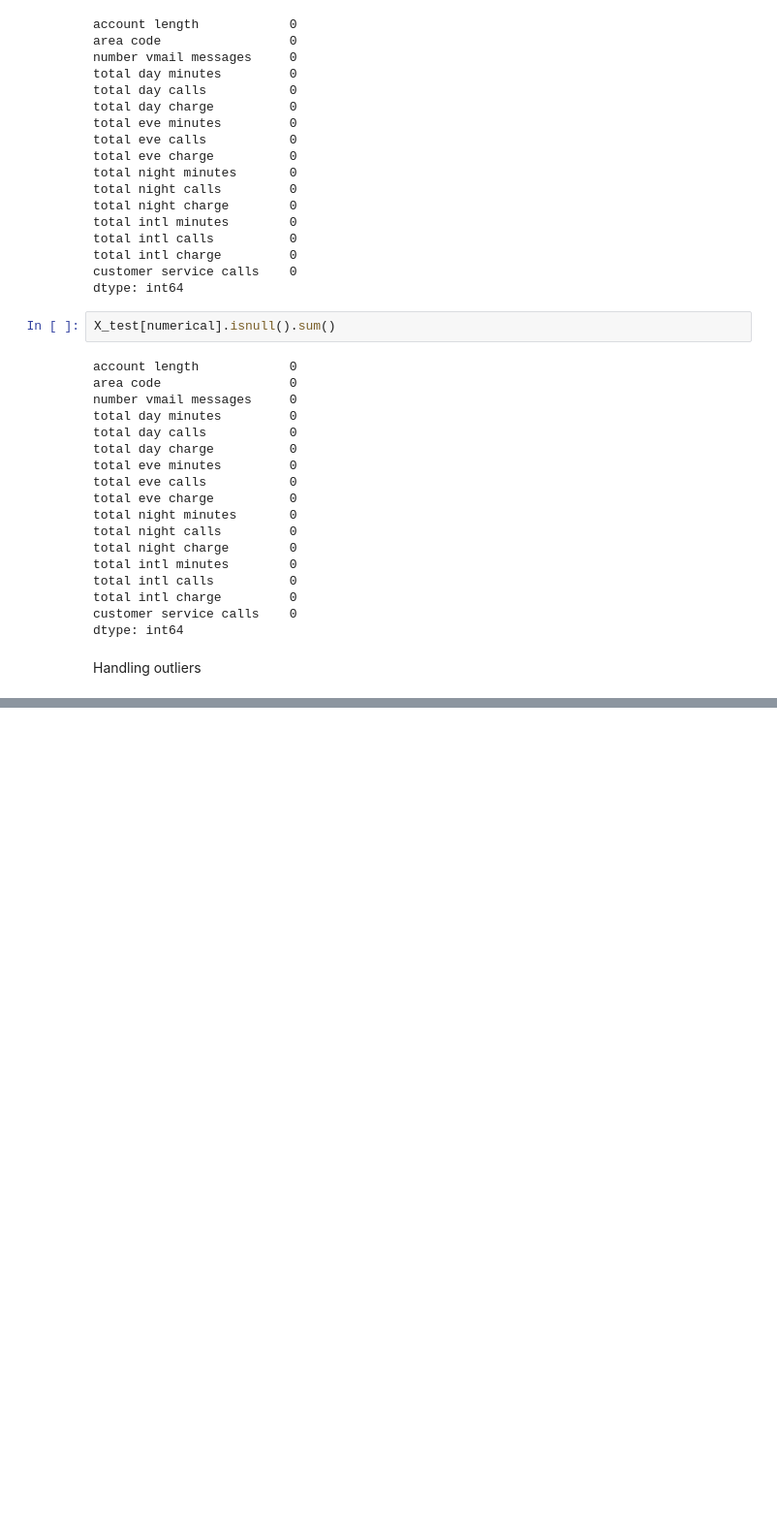
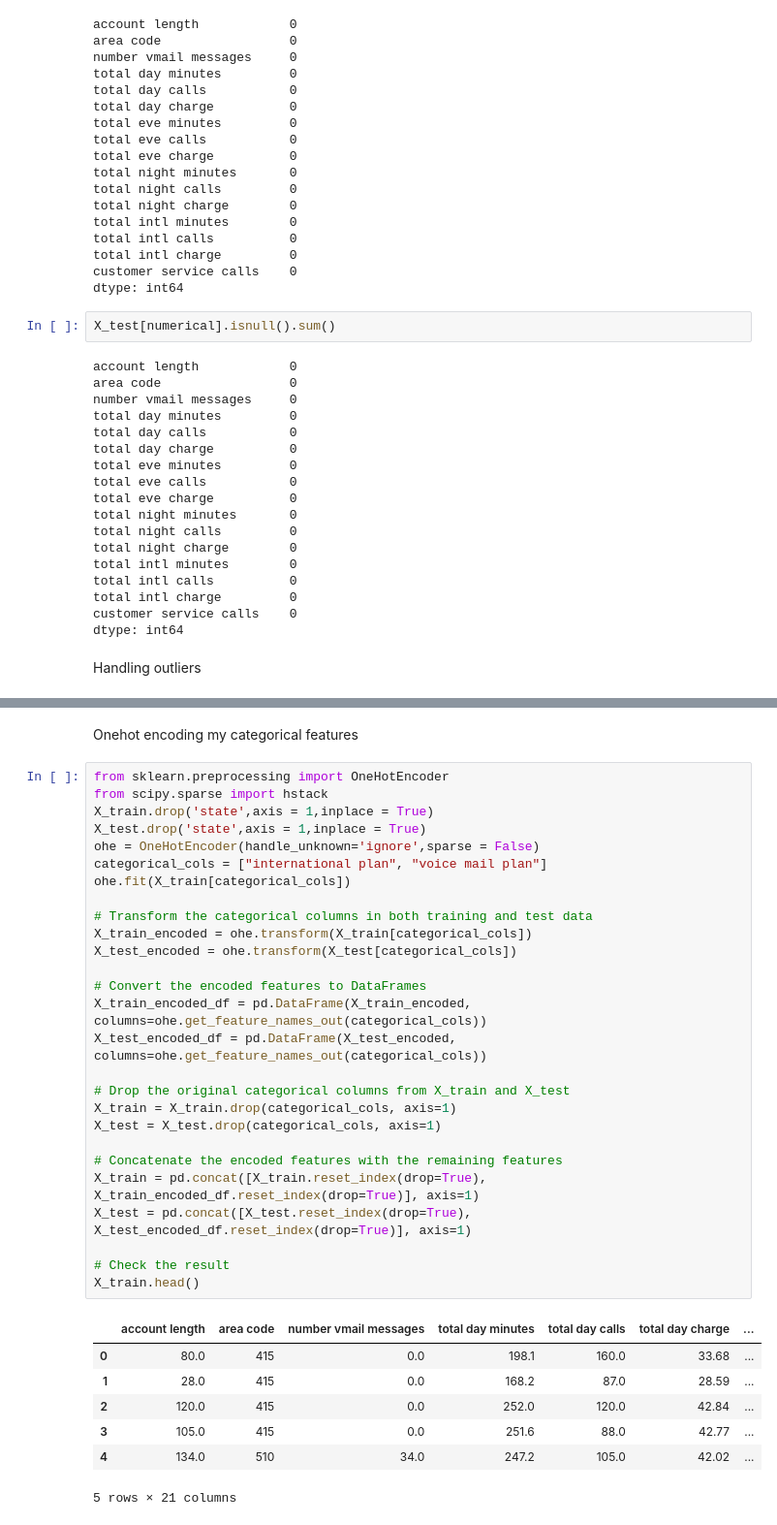
Before and after one commit to victoriamuinde07/Data-science-project-SyrialTel-project, a Jupyter notebook: index.ipynb, the cells around one changed output, grey strips where cells are left out. Shown at 97% size. Cells and saved outputs as stored; diff of their text form; blank space fills up the shorter version.

```diff
--- a/index.ipynb
+++ b/index.ipynb
@@ -815,0 +849,37 @@ print(X_train.head())
+# %% [markdown]
+Onehot encoding my categorical features
+# %%
+from sklearn.preprocessing import OneHotEncoder
+from scipy.sparse import hstack
+X_train.drop('state',axis = 1,inplace = True)
+X_test.drop('state',axis = 1,inplace = True)
+ohe = OneHotEncoder(handle_unknown='ignore',sparse = False)
+categorical_cols = ["international plan", "voice mail plan"]
+ohe.fit(X_train[categorical_cols])
+
+# Transform the categorical columns in both training and test data
+X_train_encoded = ohe.transform(X_train[categorical_cols])
+X_test_encoded = ohe.transform(X_test[categorical_cols])
+
+# Convert the encoded features to DataFrames
+X_train_encoded_df = pd.DataFrame(X_train_encoded, columns=ohe.get_feature_names_out(categorical_cols))
+X_test_encoded_df = pd.DataFrame(X_test_encoded, columns=ohe.get_feature_names_out(categorical_cols))
+
+# Drop the original categorical columns from X_train and X_test
+X_train = X_train.drop(categorical_cols, axis=1)
+X_test = X_test.drop(categorical_cols, axis=1)
+
+# Concatenate the encoded features with the remaining features
+X_train = pd.concat([X_train.reset_index(drop=True), X_train_encoded_df.reset_index(drop=True)], axis=1)
+X_test = pd.concat([X_test.reset_index(drop=True), X_test_encoded_df.reset_index(drop=True)], axis=1)
+
+# Check the result
+X_train.head()
+# %% [output]
+|  | account length | area code | number vmail messages | total day minutes | total day calls | total day charge | ... |
+| 0 | 80.0 | 415 | 0.0 | 198.1 | 160.0 | 33.68 | ... |
+| 1 | 28.0 | 415 | 0.0 | 168.2 | 87.0 | 28.59 | ... |
+| 2 | 120.0 | 415 | 0.0 | 252.0 | 120.0 | 42.84 | ... |
+| 3 | 105.0 | 415 | 0.0 | 251.6 | 88.0 | 42.77 | ... |
+| 4 | 134.0 | 510 | 34.0 | 247.2 | 105.0 | 42.02 | ... |
+5 rows × 21 columns
```
Also changed, not shown: parts of 10 cells of this notebook.
